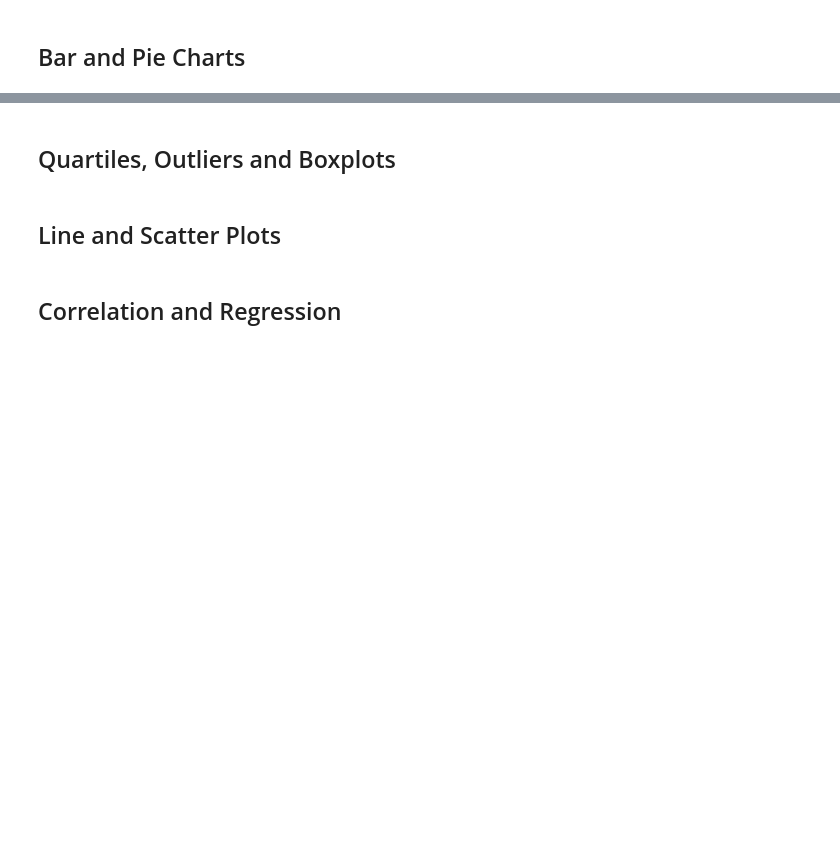
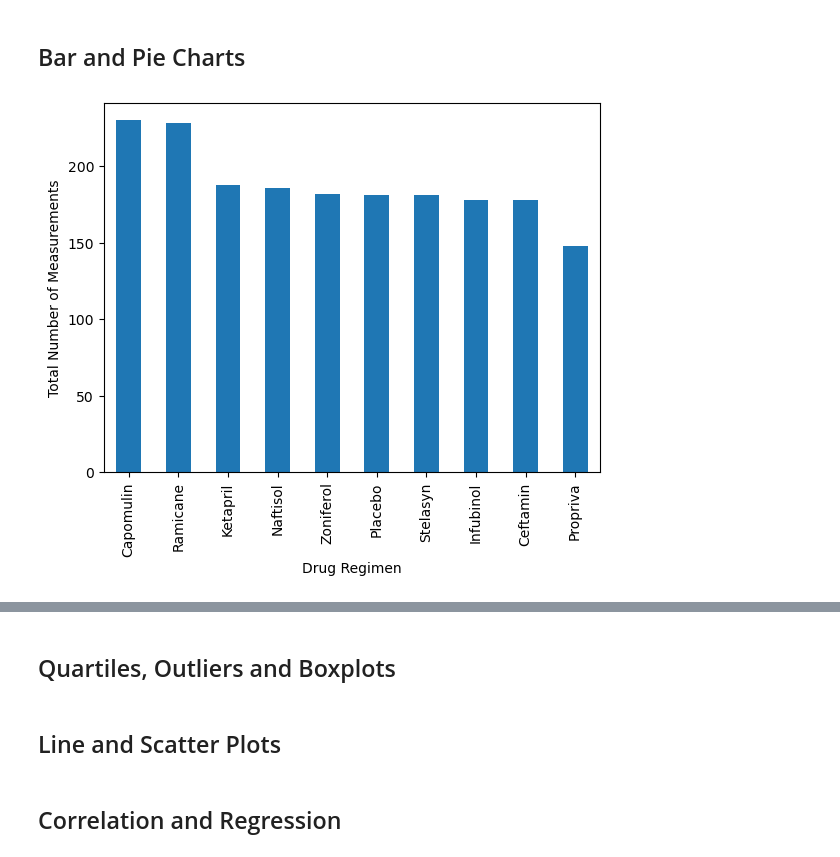
Before and after one commit to mccainjl/matplotlib-challenge, a Jupyter notebook: pymaceuticals_starter.ipynb, the cells around one changed output, grey strips where cells are left out. Cells and saved outputs as stored; diff of their text form; code cells hidden in the pictures; blank space fills up the shorter version.

Commit message:
bar charts done

```diff
--- a/pymaceuticals_starter.ipynb
+++ b/pymaceuticals_starter.ipynb
@@ -119,5 +135,13 @@ summarytable
 ## Bar and Pie Charts
 # %%
 # Generate a bar plot showing the total number of measurements taken on each drug regimen using pandas.
+
+measurements = dataclean["Drug Regimen"].value_counts()
+measurements.plot(kind="bar")
+plt.ylabel("Total Number of Measurements")
+
+plt.show()
+# %% [output]
+[figure, added]
 # %%
 # Generate a bar plot showing the total number of measurements taken on each drug regimen using pyplot.
```
Also changed, not shown: parts of 3 cells of this notebook.
